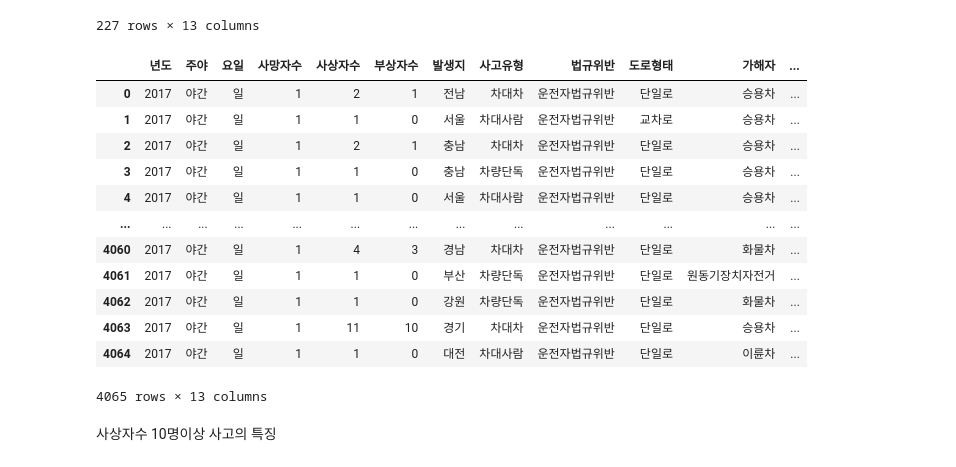
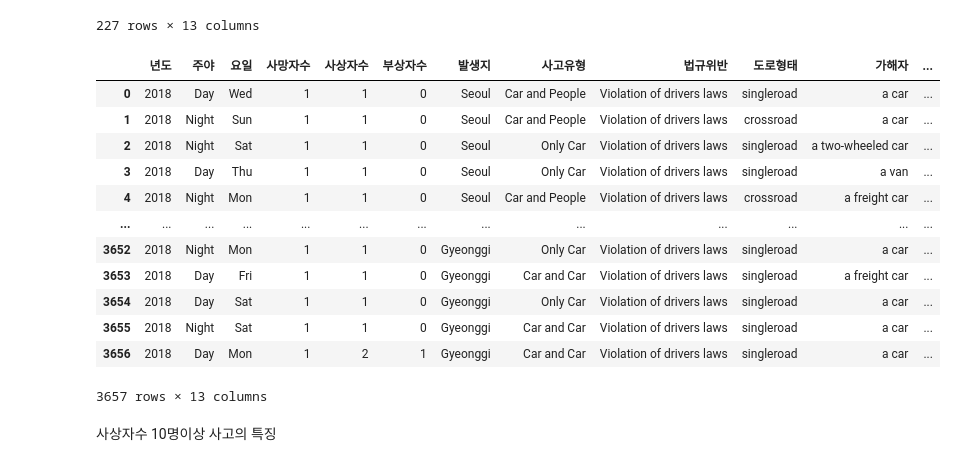
Before and after one commit to soobin99/DataVis, a Jupyter notebook: DataProcessing/DataProcessing.ipynb, the cells around one changed output. Cells and saved outputs as stored; diff of their text form; code cells hidden in the pictures.

```diff
--- a/DataProcessing/DataProcessing.ipynb
+++ b/DataProcessing/DataProcessing.ipynb
@@ -98,22 +98,9 @@ hurtData
 | 2912 | 2018 | 주간 | 토 | 1 | 11 | 10 | 충남 | 차대차 | 운전자법규위반 | 기타 | 승용차 | ... |
 | 3296 | 2018 | 야간 | 금 | 1 | 11 | 10 | 강원 | 차대차 | 운전자법규위반 | 단일로 | 승용차 | ... |
 227 rows × 13 columns
-# %%
-data[5]
-# %% [output]
-|  | 년도 | 주야 | 요일 | 사망자수 | 사상자수 | 부상자수 | 발생지 | 사고유형 | 법규위반 | 도로형태 | 가해자 | ... |
-| 0 | 2017 | 야간 | 일 | 1 | 2 | 1 | 전남 | 차대차 | 운전자법규위반 | 단일로 | 승용차 | ... |
-| 1 | 2017 | 야간 | 일 | 1 | 1 | 0 | 서울 | 차대사람 | 운전자법규위반 | 교차로 | 승용차 | ... |
-| 2 | 2017 | 야간 | 일 | 1 | 2 | 1 | 충남 | 차대차 | 운전자법규위반 | 단일로 | 승용차 | ... |
-| 3 | 2017 | 야간 | 일 | 1 | 1 | 0 | 충남 | 차량단독 | 운전자법규위반 | 단일로 | 승용차 | ... |
-| 4 | 2017 | 야간 | 일 | 1 | 1 | 0 | 서울 | 차대사람 | 운전자법규위반 | 단일로 | 승용차 | ... |
-| ... | ... | ... | ... | ... | ... | ... | ... | ... | ... | ... | ... | ... |
-| 4060 | 2017 | 야간 | 일 | 1 | 4 | 3 | 경남 | 차대차 | 운전자법규위반 | 단일로 | 화물차 | ... |
-| 4061 | 2017 | 야간 | 일 | 1 | 1 | 0 | 부산 | 차량단독 | 운전자법규위반 | 단일로 | 원동기장치자전거 | ... |
-| 4062 | 2017 | 야간 | 일 | 1 | 1 | 0 | 강원 | 차량단독 | 운전자법규위반 | 단일로 | 화물차 | ... |
-| 4063 | 2017 | 야간 | 일 | 1 | 11 | 10 | 경기 | 차대차 | 운전자법규위반 | 단일로 | 승용차 | ... |
-| 4064 | 2017 | 야간 | 일 | 1 | 1 | 0 | 대전 | 차대사람 | 운전자법규위반 | 단일로 | 이륜차 | ... |
-4065 rows × 13 columns
+# %%
+col_2=['년도', '주야', '요일', '사망자수', '사상자수', '부상자수', '발생지', '사고유형', '법규위반', '도로형태',
+       '가해자', '피해자', '횟수']
 # %%
 d=d.replace({col_2[1]:'주간'},{col_2[1]:'Day'})
 d=d.replace({col_2[1]:'야간'},{col_2[1]:'Night'})
@@ -152,7 +139,7 @@ d=d.replace({col_2[8]:'운전자법규위반'},{col_2[8]:'Violation of drivers l
 d=d.replace({col_2[9]:'교차로'},{col_2[9]:'crossroad'})
 d=d.replace({col_2[9]:'기타'},{col_2[9]:'Other'})
 d=d.replace({col_2[9]:'기타/불명'},{col_2[9]:'Other/Unknown'})
-d=d.replace({col_2[9]:'단일로'},{col_2[9]:'single-handedly'})
+d=d.replace({col_2[9]:'단일로'},{col_2[9]:'singleroad'})
 d=d.replace({col_2[9]:'지하도로내'},{col_2[9]:'Inside the underground road'})
 
 d=d.replace({col_2[10]:'건설기계'},{col_2[10]:'construction machinery'})
@@ -172,7 +159,23 @@ d=d.replace({col_2[11]:'이륜차'},{col_2[11]:'a two-wheeled car'})
 d=d.replace({col_2[11]:'특수차'},{col_2[11]:'special car'})
 d=d.replace({col_2[11]:'화물차'},{col_2[11]:'a freight car'})
 
-d.to_csv('Data/Processing/hurtData.csv',encoding='euc-kr', index=False)
+#d.to_csv('Data/Processing/hurtData.csv',encoding='euc-kr', index=False)
+# %%
+d
+# %% [output]
+|  | 년도 | 주야 | 요일 | 사망자수 | 사상자수 | 부상자수 | 발생지 | 사고유형 | 법규위반 | 도로형태 | 가해자 | ... |
+| 0 | 2018 | Day | Wed | 1 | 1 | 0 | Seoul | Car and People | Violation of drivers laws | singleroad | a car | ... |
+| 1 | 2018 | Night | Sun | 1 | 1 | 0 | Seoul | Car and People | Violation of drivers laws | crossroad | a car | ... |
+| 2 | 2018 | Night | Sat | 1 | 1 | 0 | Seoul | Only Car | Violation of drivers laws | singleroad | a two-wheeled car | ... |
+| 3 | 2018 | Day | Thu | 1 | 1 | 0 | Seoul | Only Car | Violation of drivers laws | singleroad | a van | ... |
+| 4 | 2018 | Night | Mon | 1 | 1 | 0 | Seoul | Car and People | Violation of drivers laws | crossroad | a freight car | ... |
+| ... | ... | ... | ... | ... | ... | ... | ... | ... | ... | ... | ... | ... |
+| 3652 | 2018 | Night | Mon | 1 | 1 | 0 | Gyeonggi | Only Car | Violation of drivers laws | singleroad | a car | ... |
+| 3653 | 2018 | Day | Fri | 1 | 1 | 0 | Gyeonggi | Car and Car | Violation of drivers laws | singleroad | a freight car | ... |
+| 3654 | 2018 | Day | Sat | 1 | 1 | 0 | Gyeonggi | Only Car | Violation of drivers laws | singleroad | a car | ... |
+| 3655 | 2018 | Night | Sat | 1 | 1 | 0 | Gyeonggi | Car and Car | Violation of drivers laws | singleroad | a car | ... |
+| 3656 | 2018 | Day | Mon | 1 | 2 | 1 | Gyeonggi | Car and Car | Violation of drivers laws | singleroad | a car | ... |
+3657 rows × 13 columns
 # %%
 hurtData.to_csv('Data/Processing/hurtData.csv',encoding='euc-kr', index=False)
 # %% [markdown]
```
Also changed, not shown: 3 other files.
